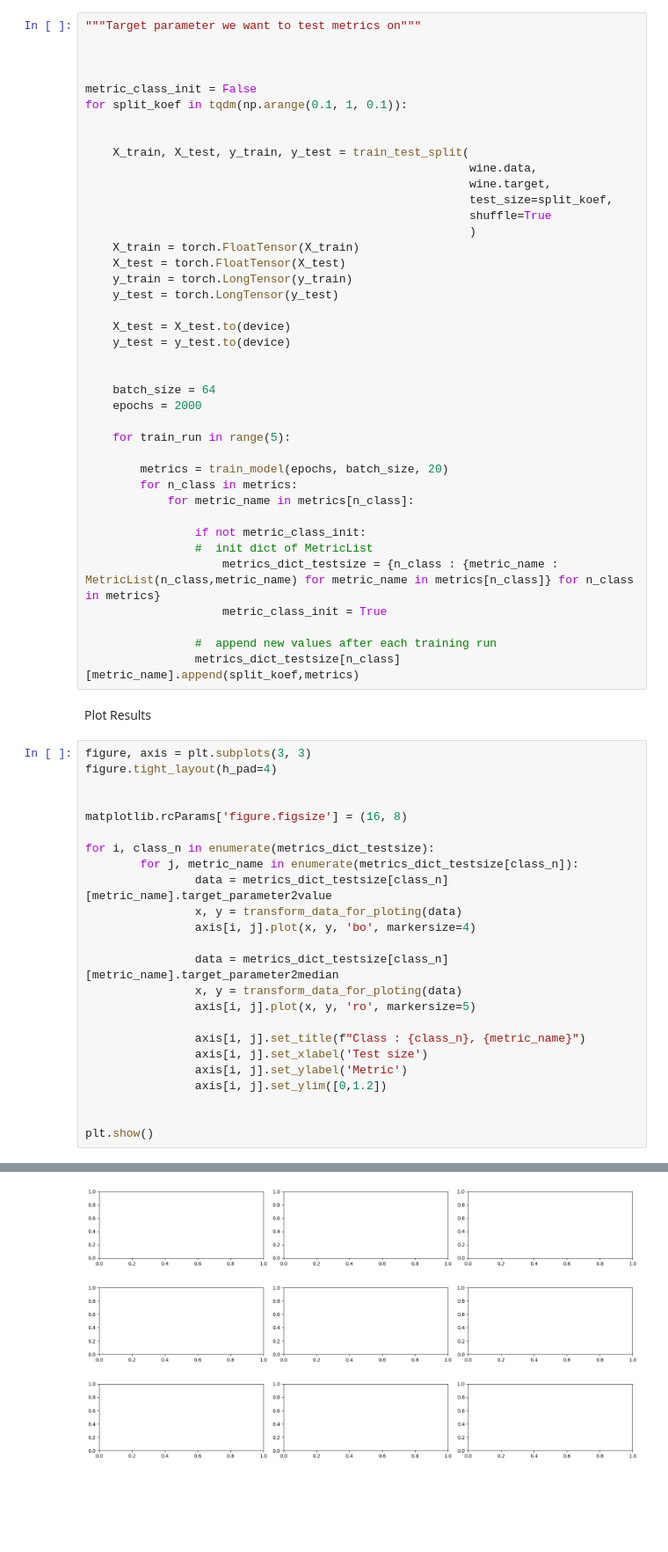
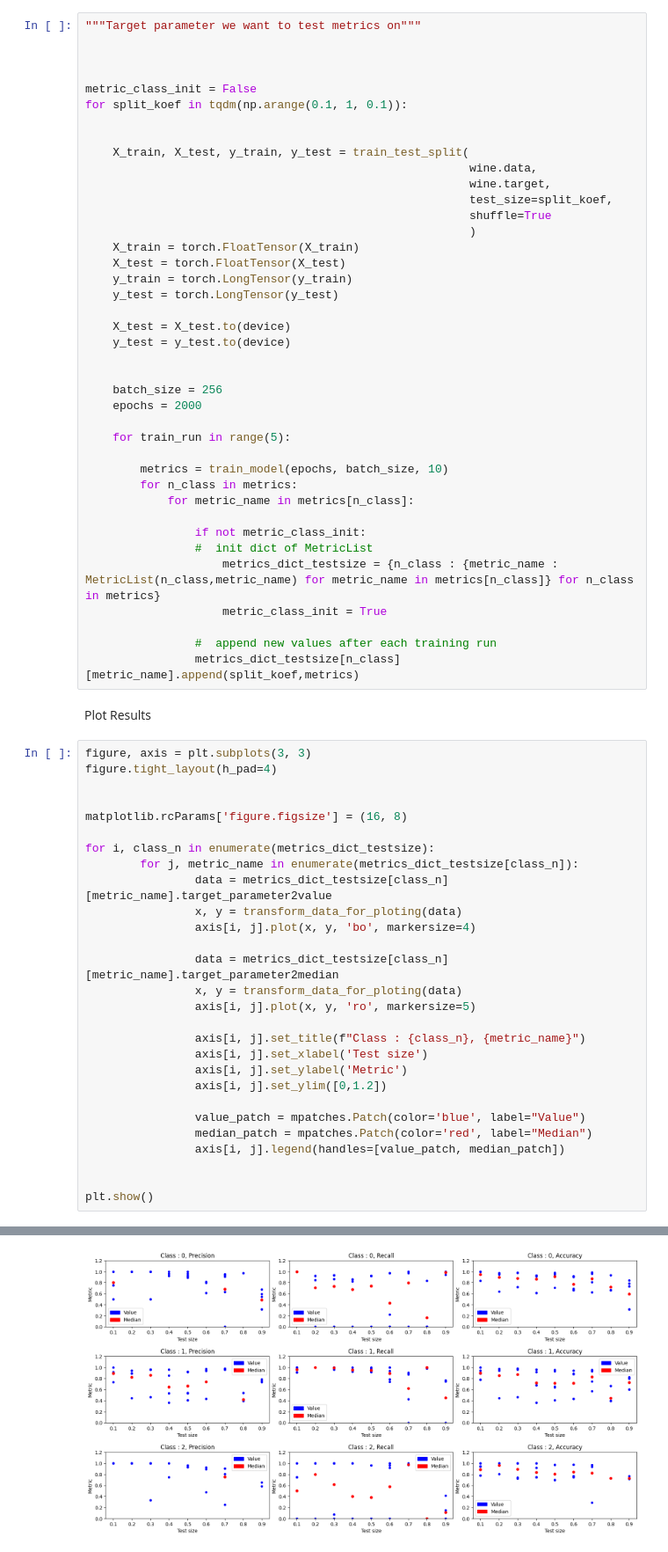
Before and after one commit to Legogo1R/SimpleClasifNN_Testing, a Jupyter notebook: SimpleClasifNN_Testing.ipynb, the cells around one changed output, grey strips where cells are left out. Shown at 88% size. Cells and saved outputs as stored; diff of their text form; blank space fills up the shorter version.

```diff
--- a/SimpleClasifNN_Testing.ipynb
+++ b/SimpleClasifNN_Testing.ipynb
@@ -312,12 +312,12 @@ for split_koef in tqdm(np.arange(0.1, 1, 0.1)):
     y_test = y_test.to(device)
 
 
-    batch_size = 64
+    batch_size = 256
     epochs = 2000
 
     for train_run in range(5):
 
-        metrics = train_model(epochs, batch_size, 20)
+        metrics = train_model(epochs, batch_size, 10)
         for n_class in metrics:
             for metric_name in metrics[n_class]:
 
@@ -352,6 +352,10 @@ for i, class_n in enumerate(metrics_dict_testsize):
                 axis[i, j].set_ylabel('Metric')
                 axis[i, j].set_ylim([0,1.2])
 
+                value_patch = mpatches.Patch(color='blue', label="Value")
+                median_patch = mpatches.Patch(color='red', label="Median")
+                axis[i, j].legend(handles=[value_patch, median_patch])
+
 
 plt.show()
 # %% [output]
@@ -359 +362 @@ NameError: name 'metrics_dict_testsize' is not defined
-[figure, old version]
+[figure, new version]
```
Also changed, not shown: parts of 1 cell of this notebook.
